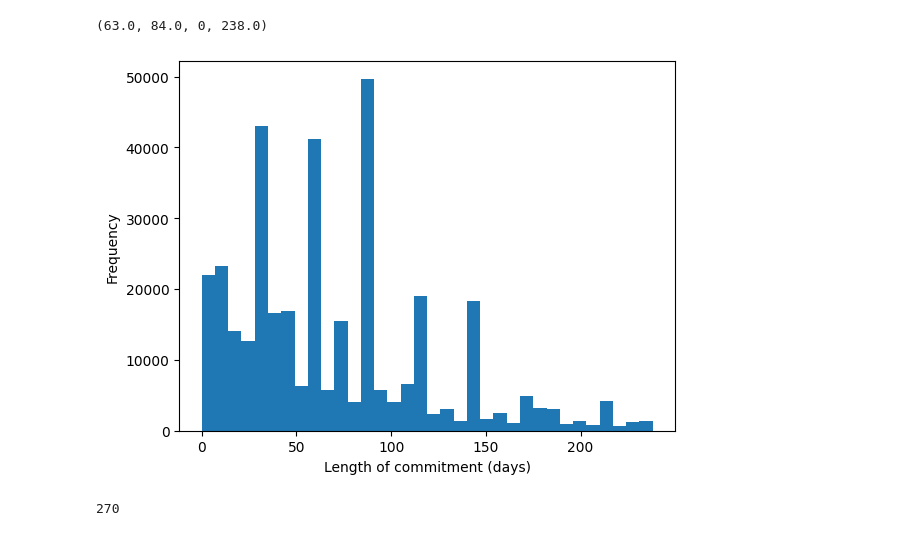
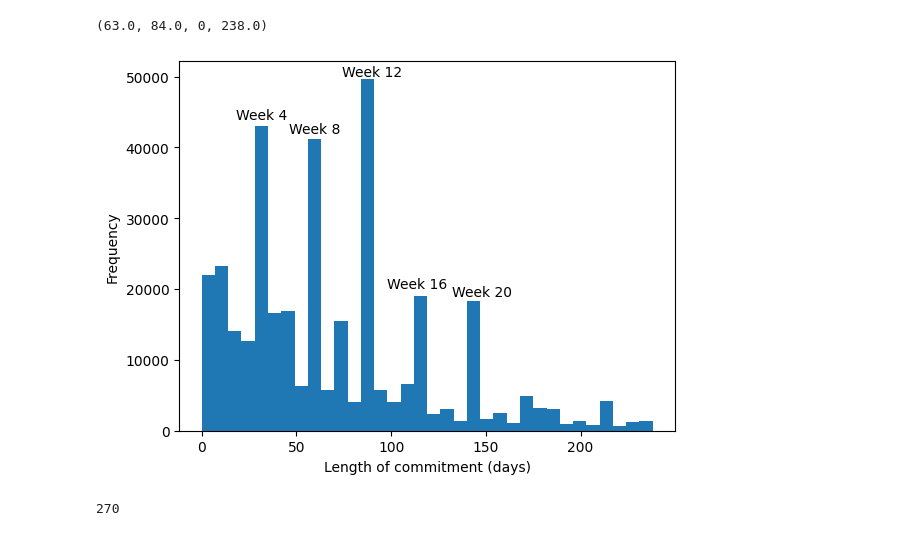
Before and after one commit to Hitkul/Put-Your-Money-Where-Your-Mouth-Is, a Jupyter notebook: analysis/Summary.ipynb, the cells around one changed output. Drawn from its saved outputs; the diff is of its cells as text; code cells hidden in the pictures.

```diff
--- a/analysis/Summary.ipynb
+++ b/analysis/Summary.ipynb
@@ -539,13 +544,18 @@ median, IQR, low_lim, up_lim = get_outlier(commitment_lengths)
 median, IQR, low_lim, up_lim
 # %% [output]
 (63.0, 84.0, 0, 238.0)
-# %%
-plt.hist(commitment_lengths, bins = [i for i in range(0,239,7)])
-plt.xlabel("Length of commitment (days)")
-plt.ylabel("Frequency")
-plt.savefig("../figures/commitment_length.pdf",bbox_inches='tight')
-# %% [output]
-[figure, removed]
+# %%
+plt.hist(commitment_lengths, bins = [i for i in range(0,239,7)])
+plt.text(18, 44000, 'Week 4')
+plt.text(46, 42000, 'Week 8')
+plt.text(74, 50000, 'Week 12')
+plt.text(98, 20200, 'Week 16')
+plt.text(132, 19000, 'Week 20')
+plt.xlabel("Length of commitment (days)")
+plt.ylabel("Frequency")
+plt.savefig("../figures/commitment_length.pdf",bbox_inches='tight')
+# %% [output]
+[figure, added]
 # %%
 commitment_lengths = [int(i/7.0) for i in commitment_lengths]
 # %%
```
Also changed, not shown: parts of 6 cells of this notebook, 2 other files.
